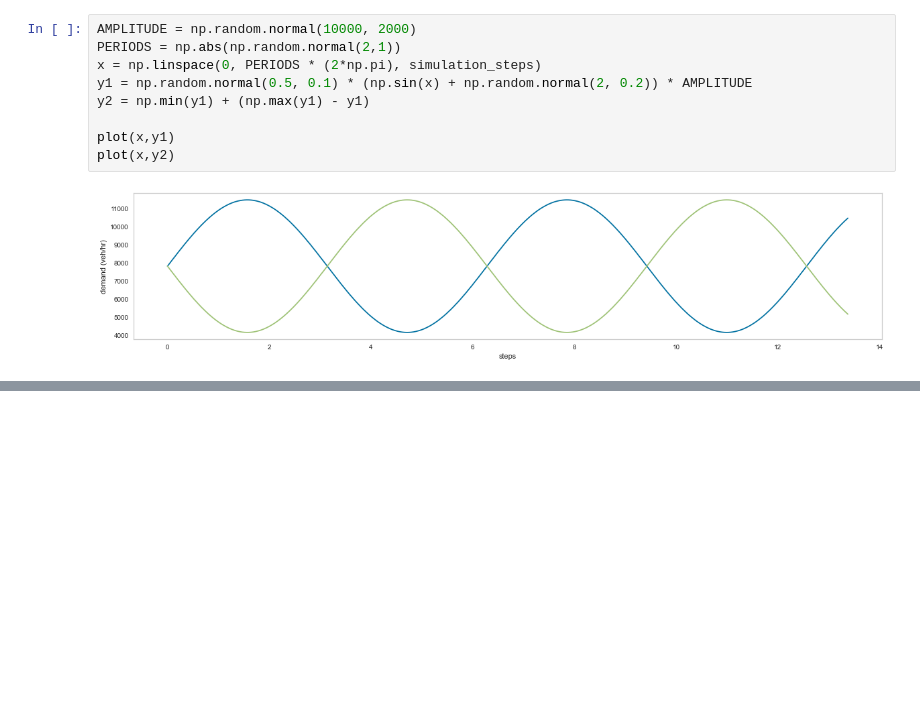
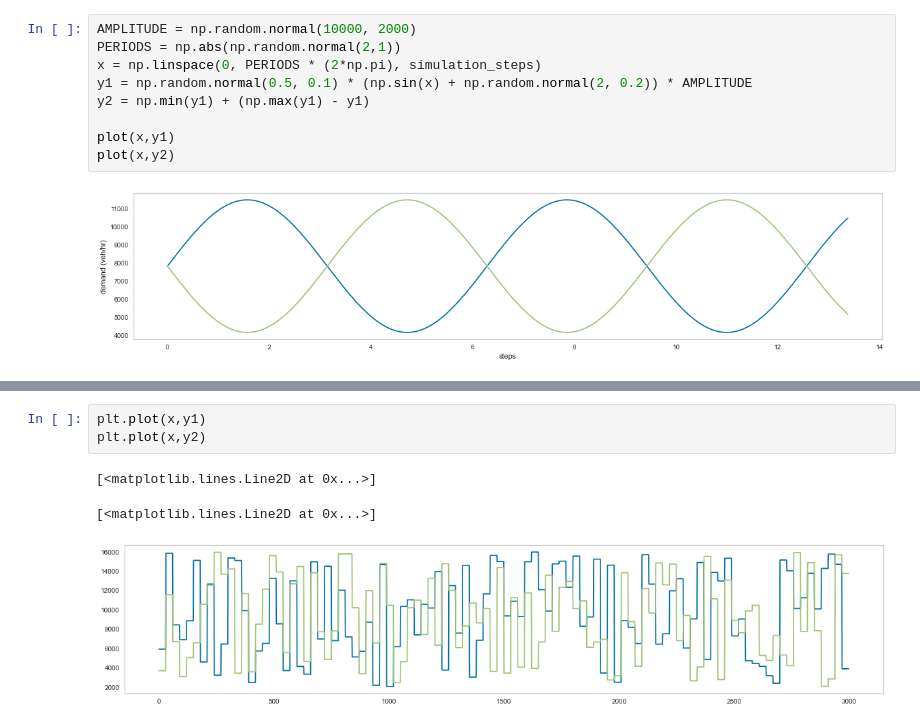
Before and after one commit to rosscogreen/simulation, a Jupyter notebook: metrics/demand.ipynb, the cells around one changed output, grey strips where cells are left out. Drawn from its saved outputs; the diff is of its cells as text; blank space fills up the shorter version.

```diff
--- a/metrics/demand.ipynb
+++ b/metrics/demand.ipynb
@@ -44,0 +65,7 @@ plot(x,y2)
+# %%
+plt.plot(x,y1)
+plt.plot(x,y2)
+# %% [output]
+[<matplotlib.lines.Line2D at 0x...>]
+[<matplotlib.lines.Line2D at 0x...>]
+[figure, added]
```
Also changed, not shown: parts of 12 cells of this notebook, 50 other files.
